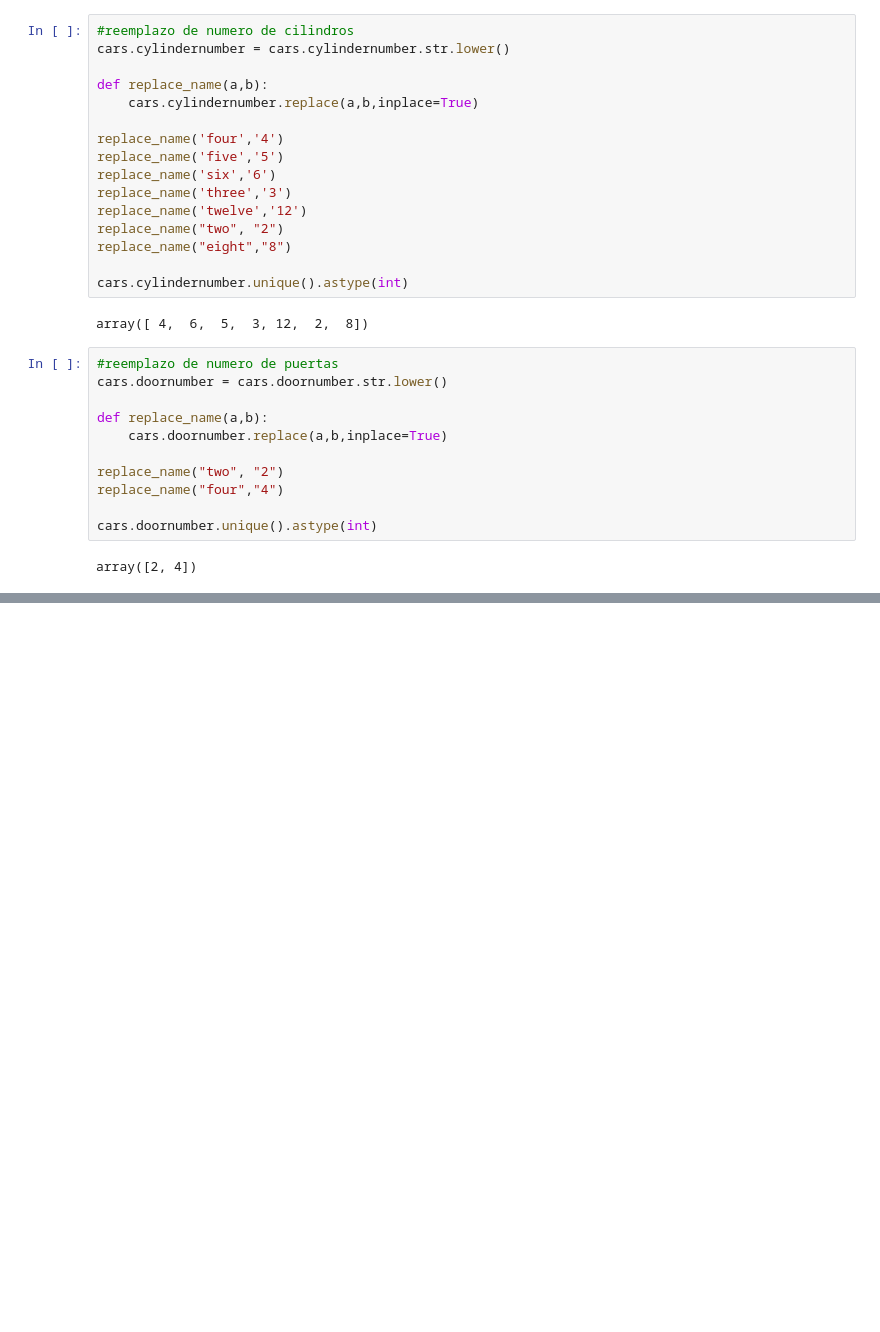
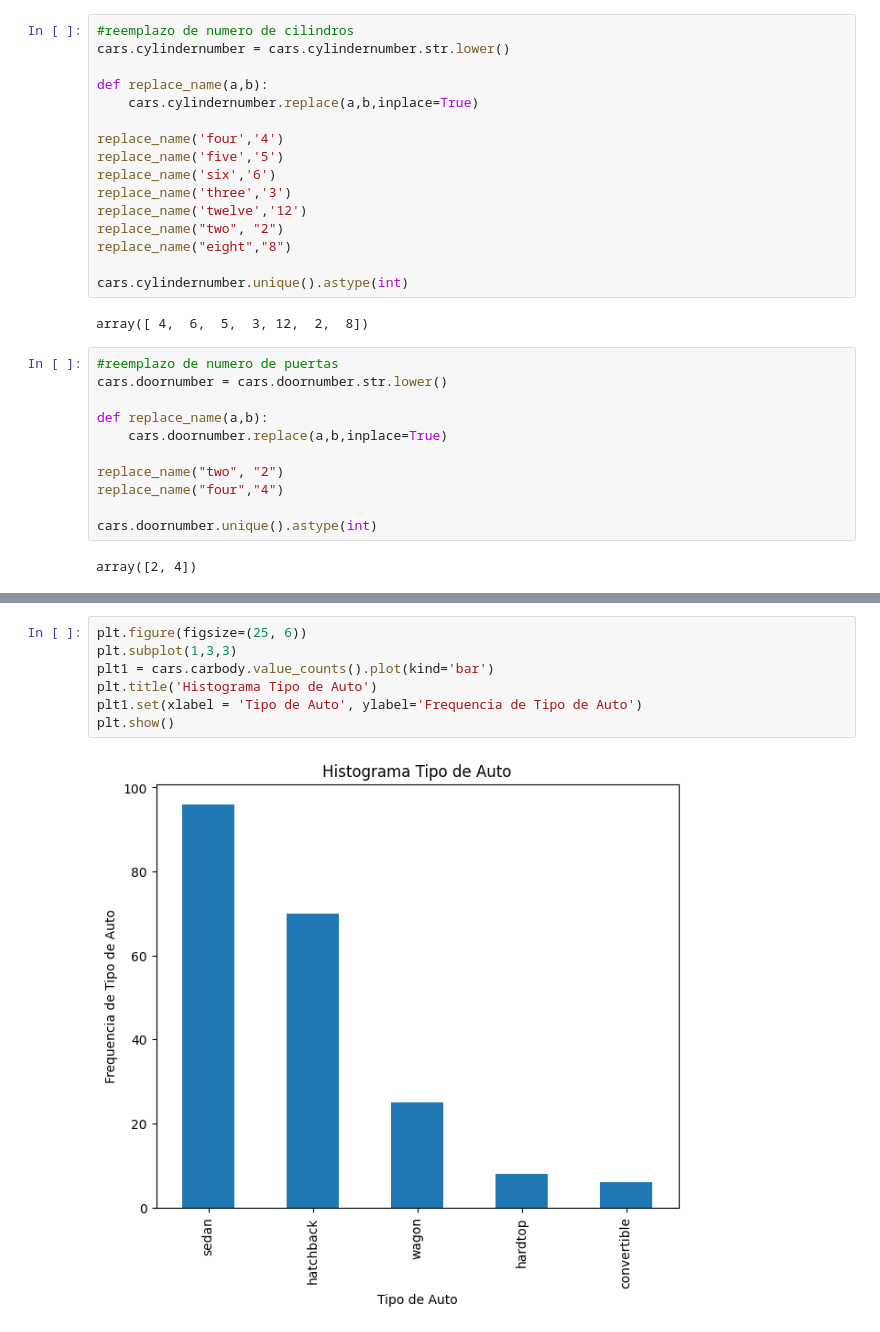
Before and after one commit to JimeFioni/P_Integrador_M_Learning, a Jupyter notebook: Predicion_precios/regresionmultiple.ipynb, the cells around one changed output, grey strips where cells are left out. Saved outputs shown, nothing was run; the diff lists cells and outputs as text; blank space fills up the shorter version.

```diff
--- a/Predicion_precios/regresionmultiple.ipynb
+++ b/Predicion_precios/regresionmultiple.ipynb
@@ -155,0 +221,9 @@ array([2, 4])
+# %%
+plt.figure(figsize=(25, 6))
+plt.subplot(1,3,3)
+plt1 = cars.carbody.value_counts().plot(kind='bar')
+plt.title('Histograma Tipo de Auto')
+plt1.set(xlabel = 'Tipo de Auto', ylabel='Frequencia de Tipo de Auto')
+plt.show()
+# %% [output]
+[figure, added]
```
Also changed, not shown: parts of 88 cells of this notebook, 16 other files.
